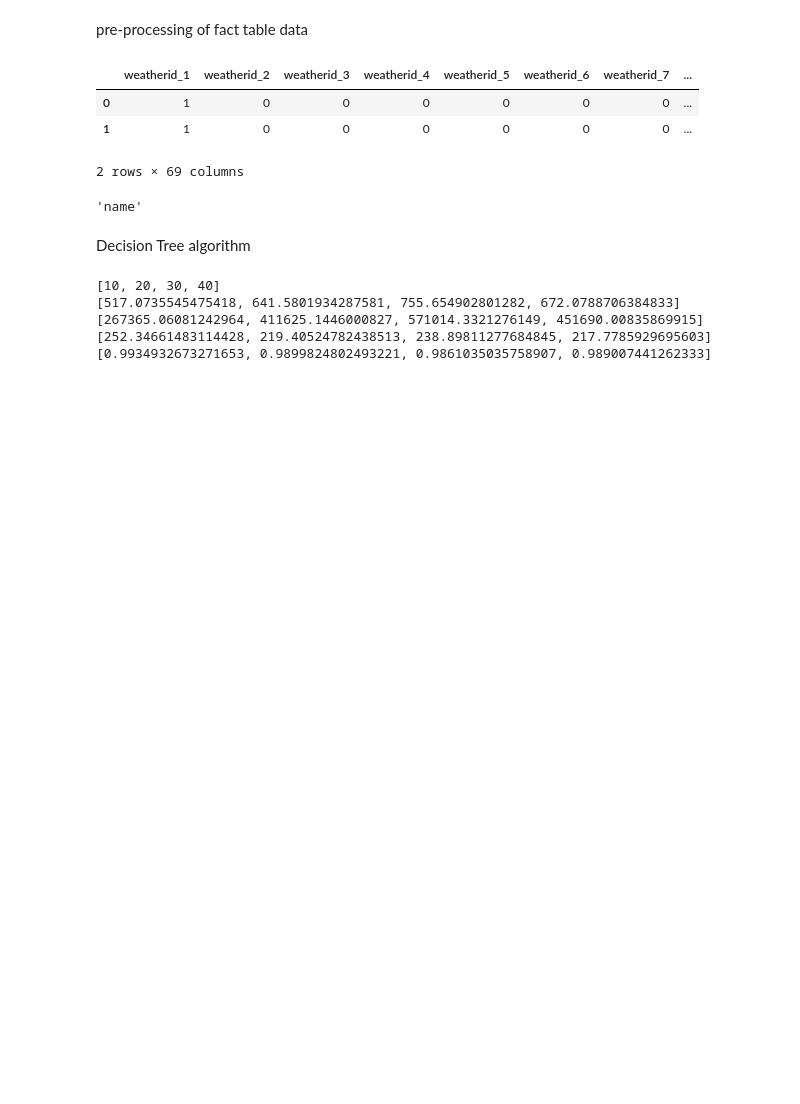
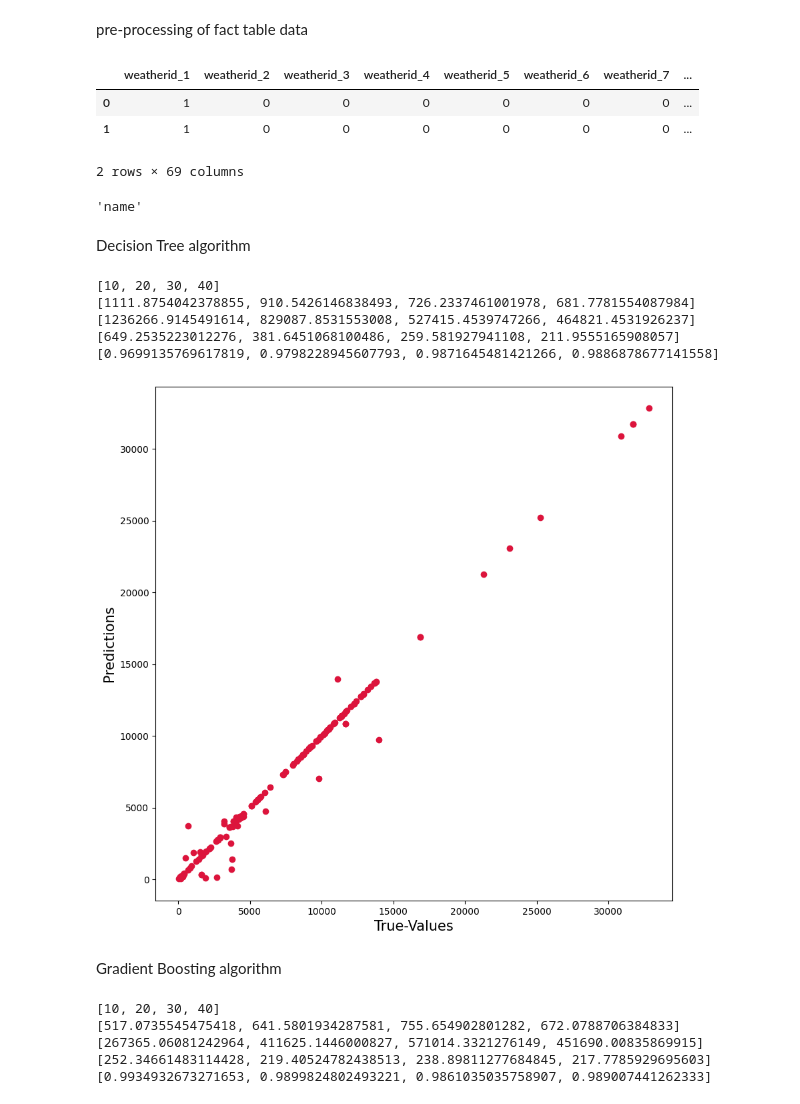
Before and after one commit to bsewp045/CSI4142-Data-Mart-Phase-4, a Jupyter notebook: Part-B/phase-4.ipynb, the cells around one changed output. Drawn from its saved outputs; the diff is of its cells as text; code cells hidden in the pictures; blank space fills up the shorter version.

```diff
--- a/Part-B/phase-4.ipynb
+++ b/Part-B/phase-4.ipynb
@@ -71,8 +85,10 @@ def score(algorithm, training_data, training_target, testing_data, testing_targe
             regressor = DecisionTreeRegressor(random_state=random_state, max_depth=depth)
         elif algorithm == "gradient-boosting":
             regressor = GradientBoostingRegressor(random_state=random_state, max_depth=depth)
+        elif algorithm == "random-forest":
+            regressor = RandomForestRegressor(random_state=random_state, max_depth=depth)
         else:
-            regressor = RandomForestRegressor(random_state=random_state, max_depth=depth)
+            print("invalid algorithm name")
         regressor.fit(training_data,training_target)
         prediction = regressor.predict(testing_data)
         rmse_value = (mean_squared_error(testing_target,prediction)**0.5)
@@ -108,7 +124,7 @@ w
 # %% [markdown]
 Decision Tree algorithm
 # %%
-prediction, tree_depth, rmse, mse, mae, r2 = score("gradient-boosting", X_train, y_train, X_test, y_test)
+predictions, tree_depth, rmse, mse, mae, r2 = score("decision-tree", X_train, y_train, X_test, y_test)
 # %%
 print(tree_depth)
 print(rmse)
@@ -117,7 +133,13 @@ print(mae)
 print(r2)
 # %% [output]
 [10, 20, 30, 40]
-[517.0735545475418, 641.5801934287581, 755.654902801282, 672.0788706384833]
-[267365.06081242964, 411625.1446000827, 571014.3321276149, 451690.00835869915]
-[252.34661483114428, 219.40524782438513, 238.89811277684845, 217.7785929695603]
-[0.9934932673271653, 0.9899824802493221, 0.9861035035758907, 0.989007441262333]
+[1111.8754042378855, 910.5426146838493, 726.2337461001978, 681.7781554087984]
+[1236266.9145491614, 829087.8531553008, 527415.4539747266, 464821.4531926237]
+[649.2535223012276, 381.6451068100486, 259.581927941108, 211.9555165908057]
+[0.9699135769617819, 0.9798228945607793, 0.9871645481421266, 0.9886878677141558]
+# %%
+plot_graph(y_test, predictions[3])
+# %% [output]
+[figure, added]
+# %% [markdown]
+Gradient Boosting algorithm
@@ -123,0 +148,12 @@ print(r2)
+# %%
+print(tree_depth)
+print(rmse)
+print(mse)
+print(mae)
+print(r2)
+# %% [output]
+[10, 20, 30, 40]
+[517.0735545475418, 641.5801934287581, 755.654902801282, 672.0788706384833]
+[267365.06081242964, 411625.1446000827, 571014.3321276149, 451690.00835869915]
+[252.34661483114428, 219.40524782438513, 238.89811277684845, 217.7785929695603]
+[0.9934932673271653, 0.9899824802493221, 0.9861035035758907, 0.989007441262333]
```
Also changed, not shown: parts of 7 cells of this notebook, 1 other file.
